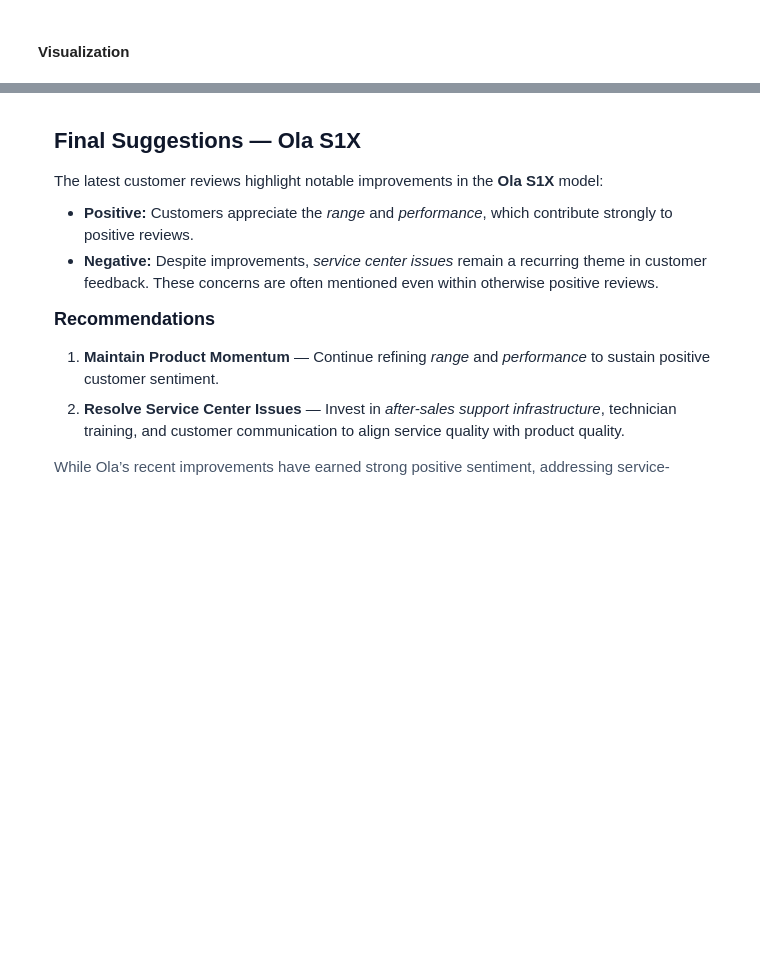
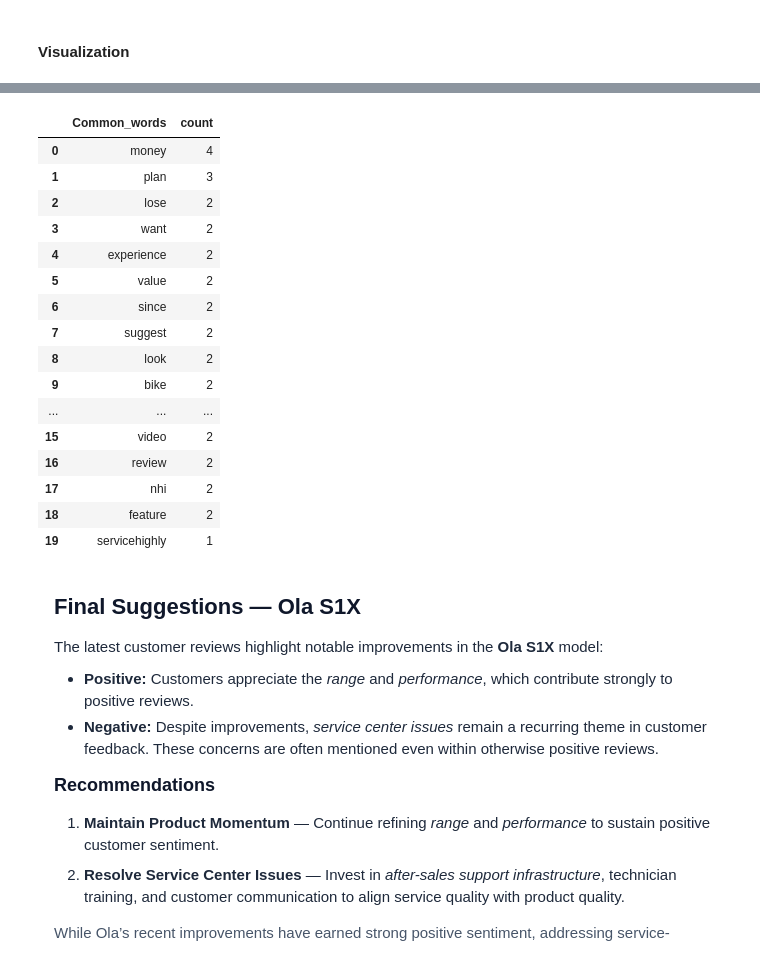
Before and after one commit to Rajadurai-CSE/Indian-Market-Electric-Scooters-Sentiment-Analysis, a Jupyter notebook: Sentiment_Analysis_Notebook.ipynb, the cells around one changed output, grey strips where cells are left out. Saved outputs shown, nothing was run; the diff lists cells and outputs as text; code cells hidden in the pictures; blank space fills up the shorter version.

```diff
--- a/Sentiment_Analysis_Notebook.ipynb
+++ b/Sentiment_Analysis_Notebook.ipynb
@@ -979,0 +996,3 @@ topic_model.get_topic_info()
+# %%
+pd.set_option('display.max_colwidth',50)
+topic_model.get_topic_info()
@@ -1342,9 +1443,26 @@ fig.show()
 # %%
 negative_review = df[df['sentiment'] == 'negative']
 negative_review['temp_list'] = negative_review['clean_review'].apply(lambda x:str(x).split())
 
 top = Counter([item for sublist in negative_review['temp_list'] for item in sublist])
 temp = pd.DataFrame(top.most_common(20))
 temp.columns = ['Common_words','count']
-fig = px.treemap(temp, path=['Common_words'], values='count',title='Tree of Negative Sentiment Words')
-fig.show()
+temp.style.background_gradient(cmap='Blues')
+# %% [output]
+|  | Common_words | count |
+| 0 | money | 4 |
+| 1 | plan | 3 |
+| 2 | lose | 2 |
+| 3 | want | 2 |
+| 4 | experience | 2 |
+| 5 | value | 2 |
+| 6 | since | 2 |
+| 7 | suggest | 2 |
+| 8 | look | 2 |
+| 9 | bike | 2 |
+| ... | ... | ... |
+| 15 | video | 2 |
+| 16 | review | 2 |
+| 17 | nhi | 2 |
+| 18 | feature | 2 |
+| 19 | servicehighly | 1 |
```
Also changed, not shown: parts of 43 cells of this notebook.
